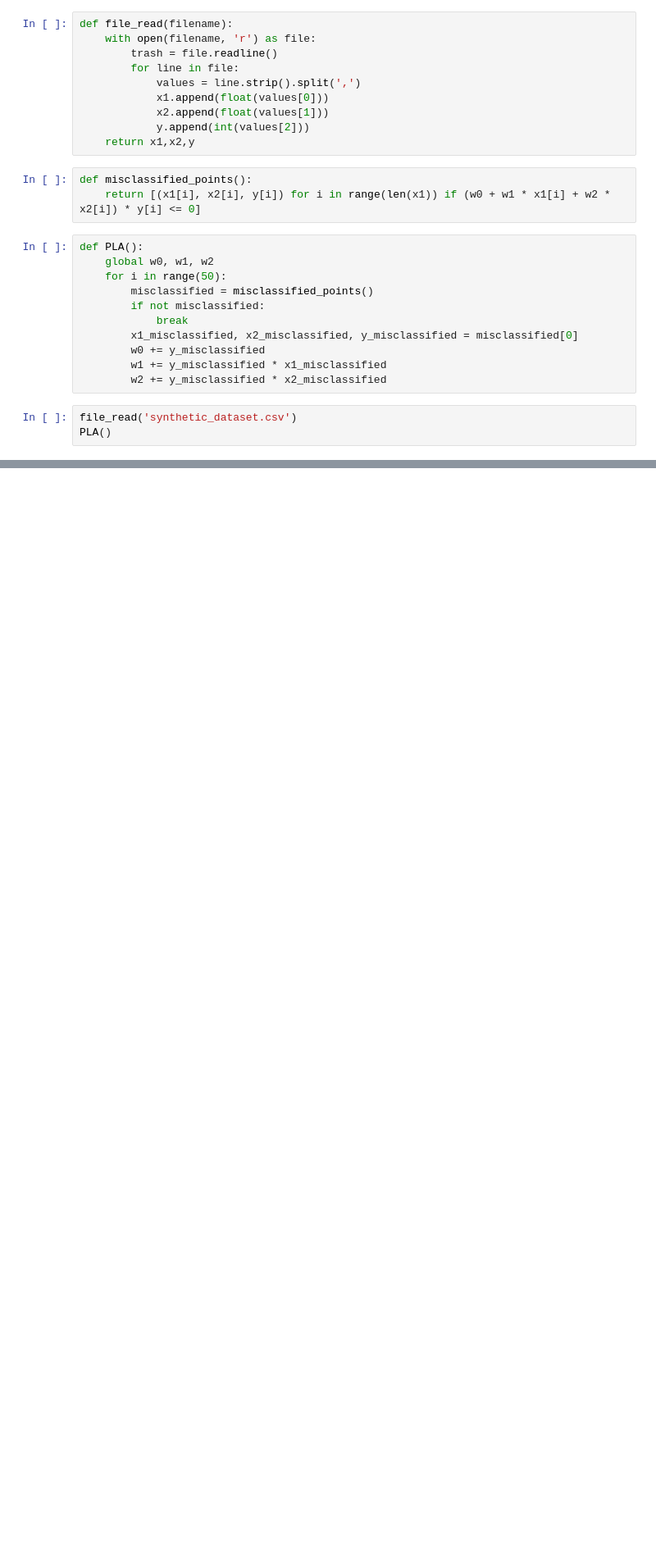
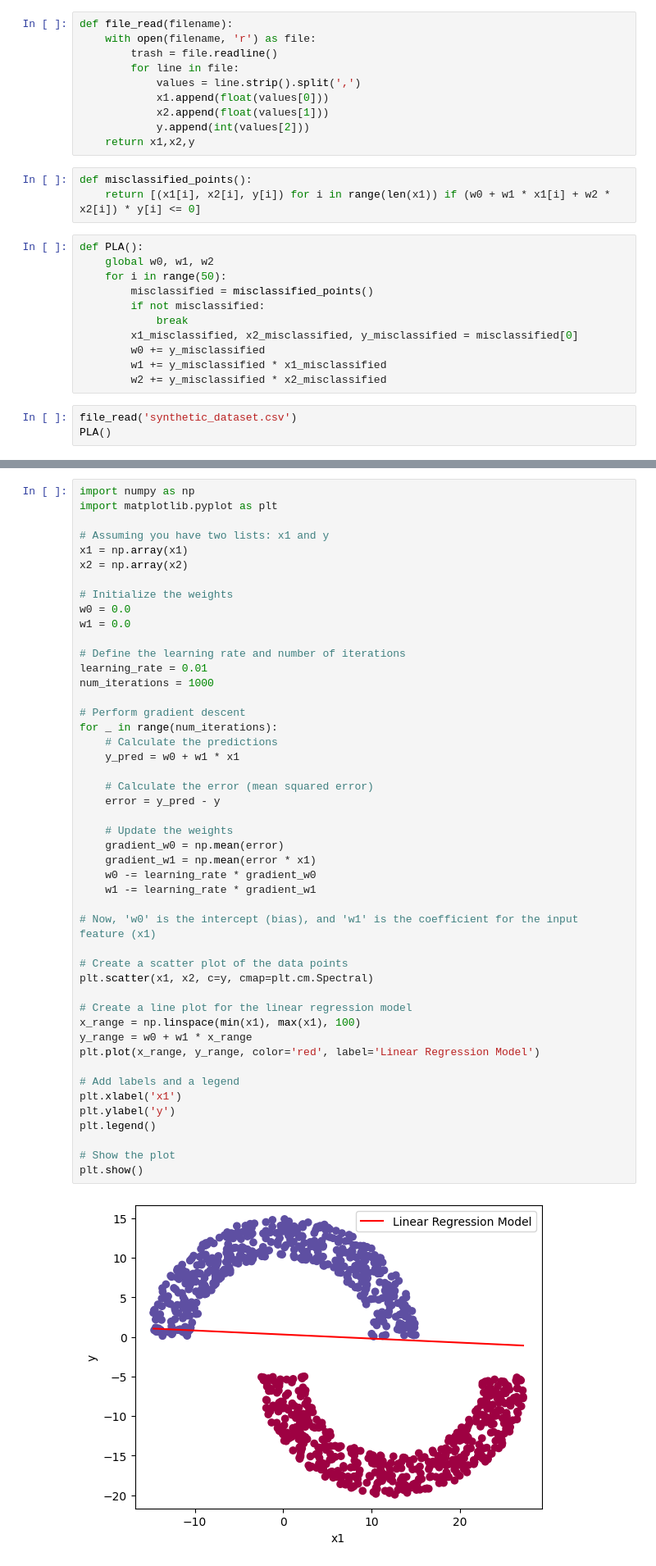
Before and after one commit to kurav/CMPE257-Fall23-Varshith-Kura, a Jupyter notebook: Homework_2_Task_2.ipynb, the cells around one changed output, grey strips where cells are left out. Shown: that part at 82% size. Saved outputs shown, nothing was run; the diff lists cells and outputs as text; blank space fills up the shorter version.

```diff
--- a/Homework_2_Task_2.ipynb
+++ b/Homework_2_Task_2.ipynb
@@ -125,0 +158,49 @@ Weights obtained from PLA --> w0:  31    w1: -2.561488478975374    w2:  50.03626
+# %%
+import numpy as np
+import matplotlib.pyplot as plt
+
+# Assuming you have two lists: x1 and y
+x1 = np.array(x1)
+x2 = np.array(x2)
+
+# Initialize the weights
+w0 = 0.0
+w1 = 0.0
+
+# Define the learning rate and number of iterations
+learning_rate = 0.01
+num_iterations = 1000
+
+# Perform gradient descent
+for _ in range(num_iterations):
+    # Calculate the predictions
+    y_pred = w0 + w1 * x1
+
+    # Calculate the error (mean squared error)
+    error = y_pred - y
+
+    # Update the weights
+    gradient_w0 = np.mean(error)
+    gradient_w1 = np.mean(error * x1)
+    w0 -= learning_rate * gradient_w0
+    w1 -= learning_rate * gradient_w1
+
+# Now, 'w0' is the intercept (bias), and 'w1' is the coefficient for the input feature (x1)
+
+# Create a scatter plot of the data points
+plt.scatter(x1, x2, c=y, cmap=plt.cm.Spectral)
+
+# Create a line plot for the linear regression model
+x_range = np.linspace(min(x1), max(x1), 100)
+y_range = w0 + w1 * x_range
+plt.plot(x_range, y_range, color='red', label='Linear Regression Model')
+
+# Add labels and a legend
+plt.xlabel('x1')
+plt.ylabel('y')
+plt.legend()
+
+# Show the plot
+plt.show()
+# %% [output]
+[figure, added]
```
Also changed, not shown: parts of 3 cells of this notebook.
